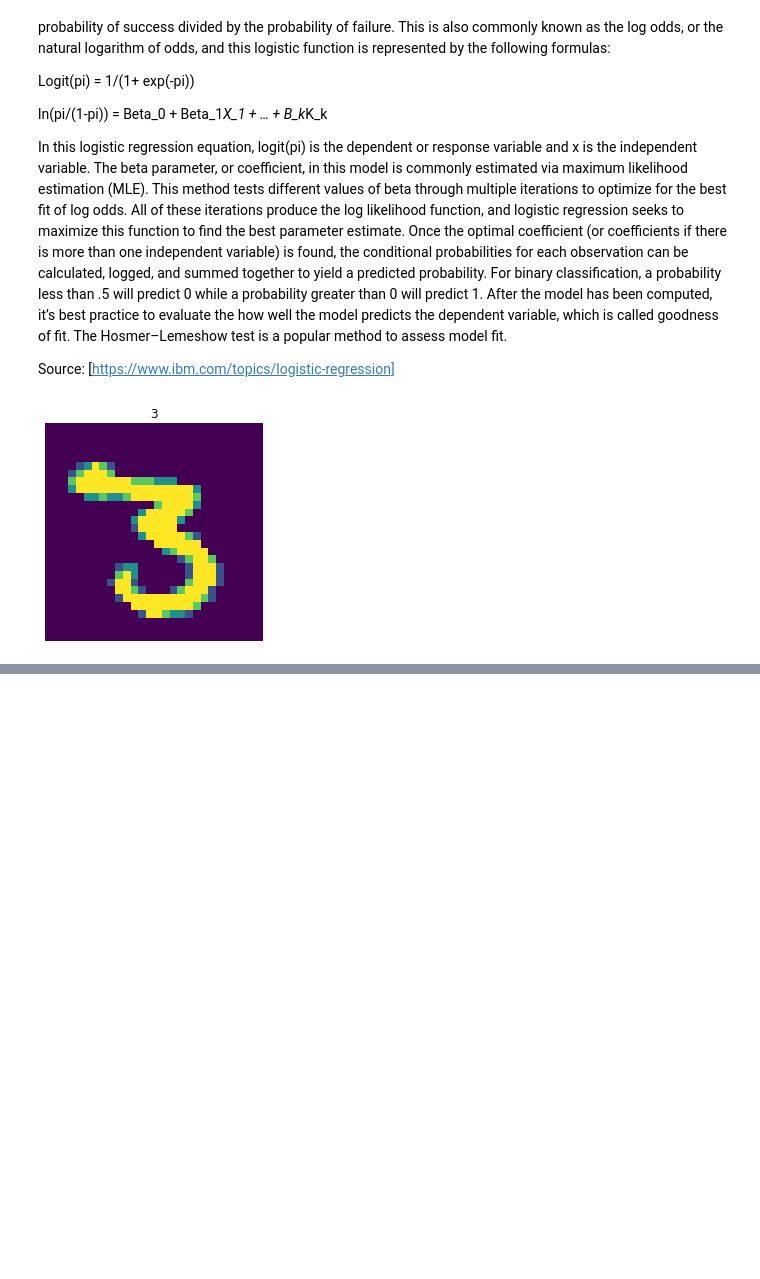
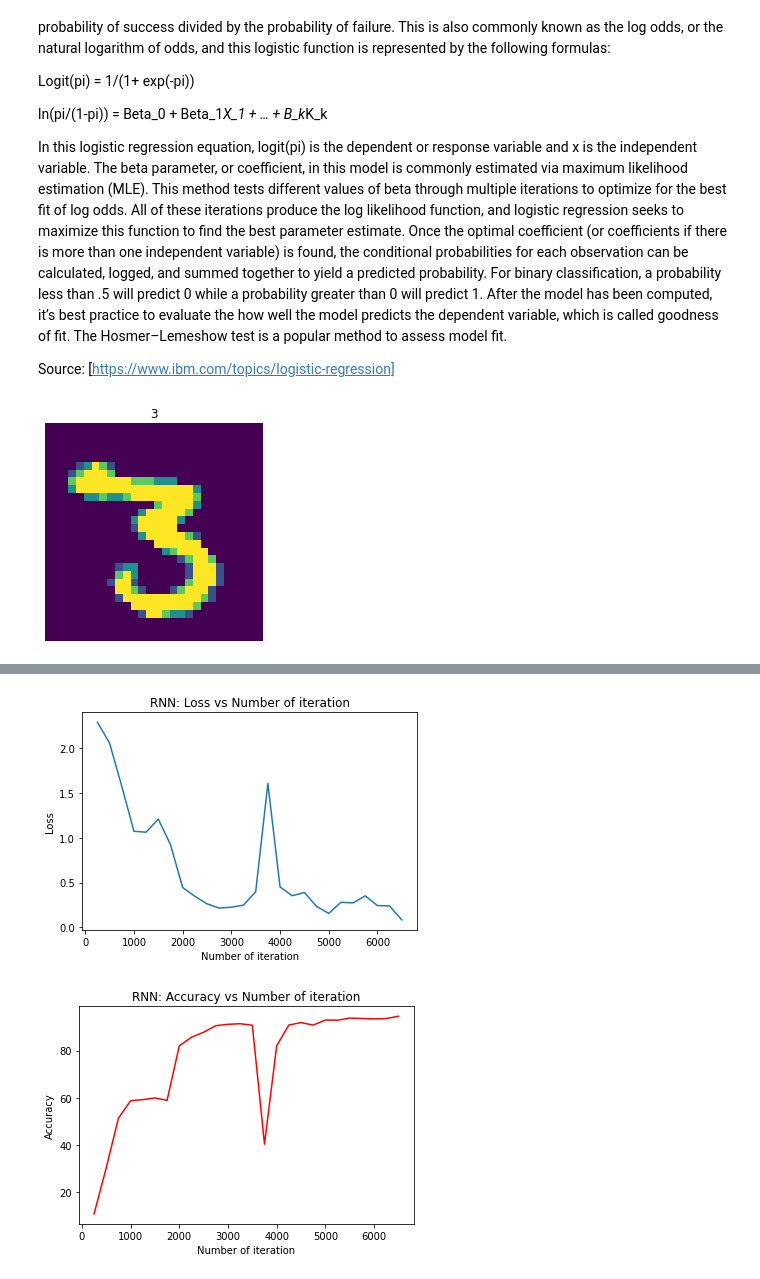
Before and after one commit to emreustundag1618/pytorch-tutorials, a Jupyter notebook: pytorch-tutorial.ipynb, the cells around one changed output, grey strips where cells are left out. Cells and saved outputs as stored; diff of their text form; code cells hidden in the pictures; blank space fills up the shorter version.

Commit message:
Kaggle Notebook | PyTorch Tutorials | Version 7

```diff
--- a/pytorch-tutorial.ipynb
+++ b/pytorch-tutorial.ipynb
@@ -828,0 +855,29 @@ from torch.autograd import Variable
+# %%
+# batch_size, epoch and iteration
+batch_size = 100
+n_iters = 7000
+num_epochs = n_iters / (len(x_train) / batch_size)
+num_epochs = int(num_epochs)
+
+# pytorch train and test sets
+train = torch.utils.data.TensorDataset(x_train, y_train)
+test = torch.utils.data.TensorDataset(x_test, y_test)
+
+# data loader
+train_loader = DataLoader(train, batch_size = batch_size, shuffle = False)
+test_loader = DataLoader(test, batch_size = batch_size, shuffle = False)
+
+# create RNN
+input_dim = 28     # input dimension
+hidden_dim = 100   # hidden layer dimension
+layer_dim = 1      # number of hidden layers
+output_dim = 10    # output dimension
+
+model = RNNModel(input_dim, hidden_dim, layer_dim, output_dim)
+
+# cross entropy loss
+error = nn.CrossEntropyLoss()
+
+# SGD optimizer
+learning_rate = 0.05
+optimizer = torch.optim.SGD(model.parameters(), lr = learning_rate)
@@ -828,0 +957,17 @@ from torch.autograd import Variable
+# %%
+# visualization loss
+plt.plot(iteration_list,loss_list)
+plt.xlabel("Number of iteration")
+plt.ylabel("Loss")
+plt.title("RNN: Loss vs Number of iteration")
+plt.show()
+
+# visualization accuracy
+plt.plot(iteration_list,accuracy_list,color = "red")
+plt.xlabel("Number of iteration")
+plt.ylabel("Accuracy")
+plt.title("RNN: Accuracy vs Number of iteration")
+plt.show()
+# %% [output]
+[figure, added]
+[figure, added]
```
Also changed, not shown: parts of 21 cells of this notebook.
